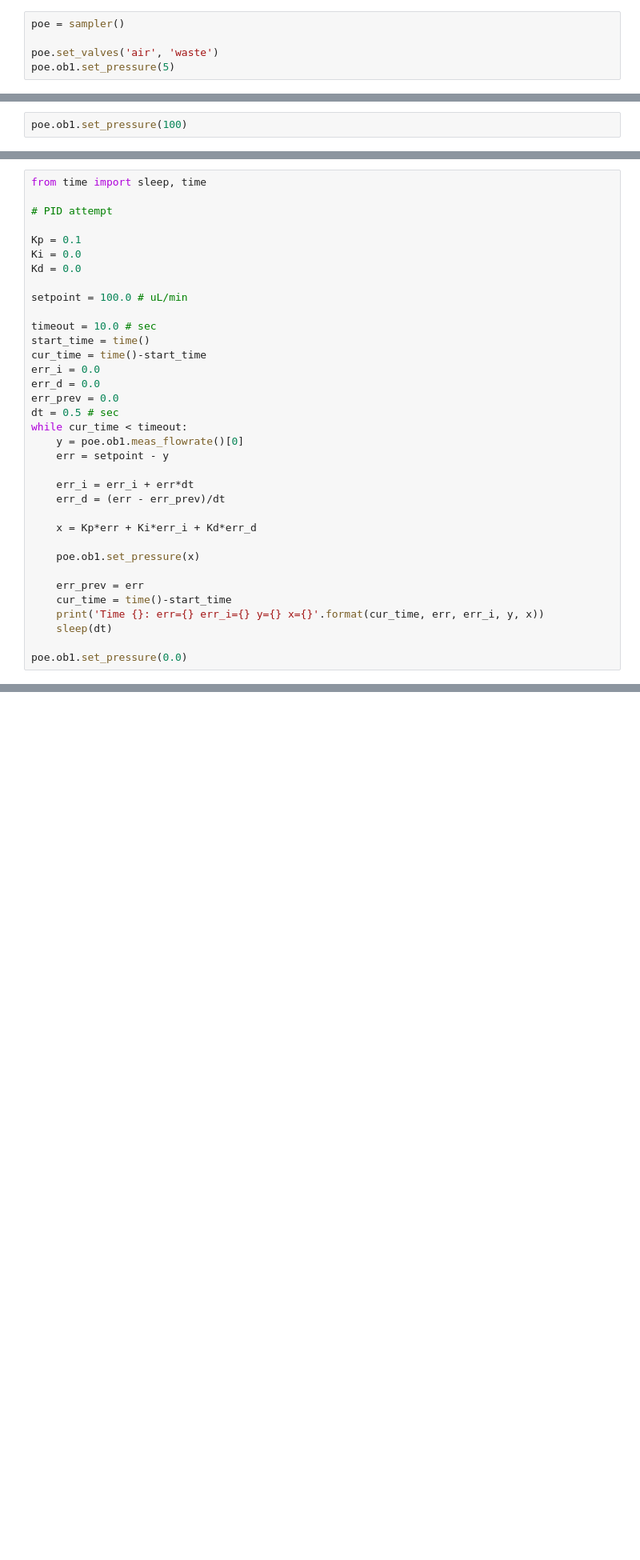
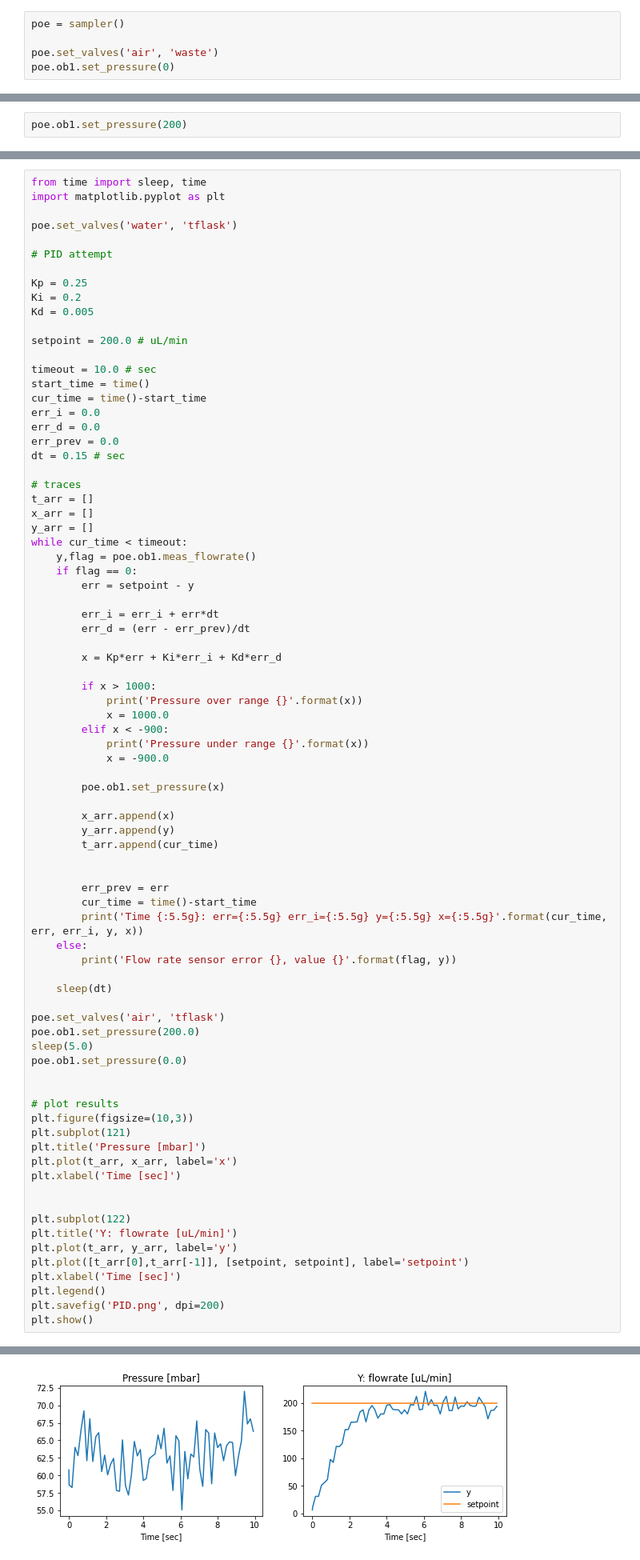
Before and after one commit to jhwnkim/fluid-auto-sampler, a Jupyter notebook: control_scripts/sampler.ipynb, the cells around one changed output, grey strips where cells are left out. Shown: that part at 80% size. Saved outputs shown, nothing was run; the diff lists cells and outputs as text; blank space fills up the shorter version.

Commit message:
Update msr class, PID
- 1st reasonable PID control
- msr class now can readout sensors

```diff
--- a/control_scripts/sampler.ipynb
+++ b/control_scripts/sampler.ipynb
@@ -354,7 +413,7 @@ class sampler():
 poe = sampler()
 
 poe.set_valves('air', 'waste')
-poe.ob1.set_pressure(5)
+poe.ob1.set_pressure(0)
 # %% [output]
 b'Instrument name and regulator types hardcoded in the python script'
 C:\Users\Admin\Documents\GitHub\fluid-auto-sampler\control_scripts\ob1_calibration.txt
@@ -378,5 +444,5 @@ sampler.set_valves: Set air reservoir
 # %%
-poe.ob1.set_pressure(100)
+poe.ob1.set_pressure(200)
 # %% [output]
 0
 # %%
@@ -395,13 +465,16 @@ Unknown error, see http://www.ni.com/pdf/manuals/321551a.pdf
 # %%
 from time import sleep, time
+import matplotlib.pyplot as plt
+
+poe.set_valves('water', 'tflask')
 
 # PID attempt
 
-Kp = 0.1
-Ki = 0.0
-Kd = 0.0
+Kp = 0.25
+Ki = 0.2
+Kd = 0.005
 
-setpoint = 100.0 # uL/min
+setpoint = 200.0 # uL/min
 
 timeout = 10.0 # sec
 start_time = time()
@@ -409,22 +482,64 @@ cur_time = time()-start_time
 err_i = 0.0
 err_d = 0.0
 err_prev = 0.0
-dt = 0.5 # sec
+dt = 0.15 # sec
+
+# traces
+t_arr = []
+x_arr = []
+y_arr = []
 while cur_time < timeout:
-    y = poe.ob1.meas_flowrate()[0]
-    err = setpoint - y
+    y,flag = poe.ob1.meas_flowrate()
+    if flag == 0:
+        err = setpoint - y
 
-    err_i = err_i + err*dt
-    err_d = (err - err_prev)/dt
+        err_i = err_i + err*dt
+        err_d = (err - err_prev)/dt
 
-    x = Kp*err + Ki*err_i + Kd*err_d
+        x = Kp*err + Ki*err_i + Kd*err_d
 
-    poe.ob1.set_pressure(x)
+        if x > 1000:
+            print('Pressure over range {}'.format(x))
+            x = 1000.0
+        elif x < -900:
+            print('Pressure under range {}'.format(x))
+            x = -900.0
 
-    err_prev = err
-    cur_time = time()-start_time
-    print('Time {}: err={} err_i={} y={} x={}'.format(cur_time, err, err_i, y, x))
+        poe.ob1.set_pressure(x)
+
+        x_arr.append(x)
+        y_arr.append(y)
+        t_arr.append(cur_time)
+
+
+        err_prev = err
+        cur_time = time()-start_time
+        print('Time {:5.5g}: err={:5.5g} err_i={:5.5g} y={:5.5g} x={:5.5g}'.format(cur_time, err, err_i, y, x))
+    else:
+        print('Flow rate sensor error {}, value {}'.format(flag, y))
+
     sleep(dt)
 
+poe.set_valves('air', 'tflask')
+poe.ob1.set_pressure(200.0)
+sleep(5.0)
 poe.ob1.set_pressure(0.0)
+
+
+# plot results
+plt.figure(figsize=(10,3))
+plt.subplot(121)
+plt.title('Pressure [mbar]')
+plt.plot(t_arr, x_arr, label='x')
+plt.xlabel('Time [sec]')
+
+
+plt.subplot(122)
+plt.title('Y: flowrate [uL/min]')
+plt.plot(t_arr, y_arr, label='y')
+plt.plot([t_arr[0],t_arr[-1]], [setpoint, setpoint], label='setpoint')
+plt.xlabel('Time [sec]')
+plt.legend()
+plt.savefig('PID.png', dpi=200)
+plt.show()
 # %% [output]
@@ -433,0 +563 @@ Unknown error, see http://www.ni.com/pdf/manuals/321551a.pdf
+[figure, added]
```
Also changed, not shown: parts of 12 cells of this notebook, 5 other files.
